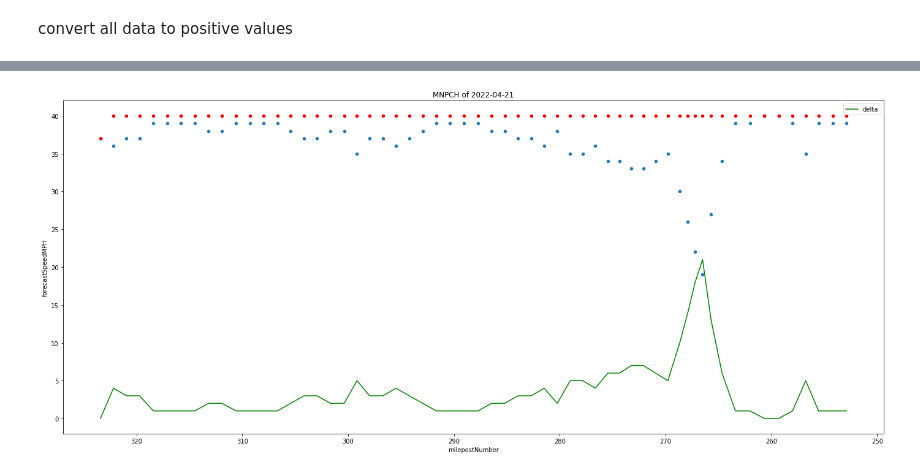
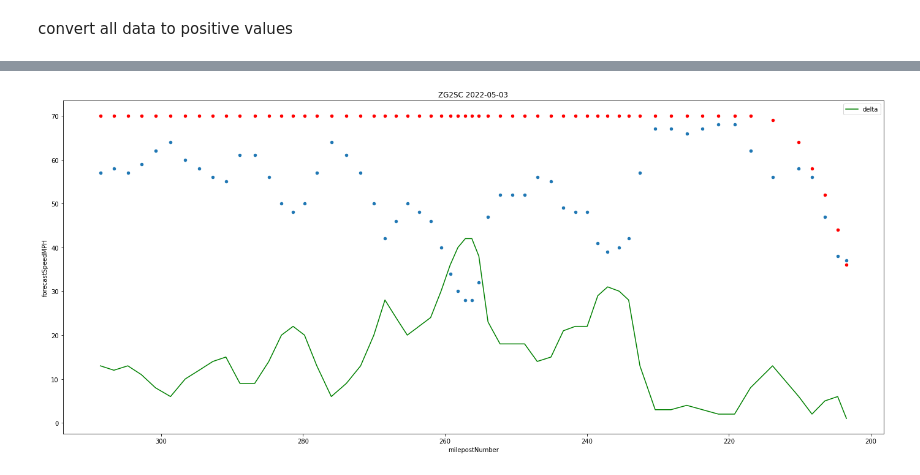
Before and after one commit to swicklund/hackathon, a Jupyter notebook: CurrentPhysicsModel.ipynb, the cells around one changed output, grey strips where cells are left out. Drawn from its saved outputs; the diff is of its cells as text; code cells hidden in the pictures.

```diff
--- a/CurrentPhysicsModel.ipynb
+++ b/CurrentPhysicsModel.ipynb
@@ -125,12 +125,13 @@ def formatTrain(dfTrain):
   dn["delta"] = delta
   dn['milepost'] = dn.apply(lambda row: math.trunc(row['milepostNumber']), axis=1)
   dn['millis'] = dn.apply(lambda row: ((datetime.strptime(row['positionTime_actual'], "%Y-%m-%dT%H:%M:%SZ"))  - datetime(1970, 1, 1)) // timedelta(milliseconds=1), axis=1)
+  dn['trainId'] = dfTrain['trainId.trainSymbol']+" "+dfTrain['trainId.trainDate']
+  dn = dn.drop(columns=['milepostLocation.subdivisionId'])
   # dn = dn.reset_index()
-  dn = dn.drop(columns=['milepostLocation.subdivisionId'])
   return dn
 # %%
-trains = []
+trainsList = []
 for index, train in dfTrains.iterrows():
-  trainId = train['trainId.trainSymbol']+" of "+train['trainId.trainDate']
-  trains.append([trainId, formatTrain(train)])
-trains[11]
+  trainsList.append(formatTrain(train))
+trains= pd.concat(trainsList)
+trains = trains.reset_index()
@@ -155,9 +138,9 @@ trains[11]
 # %% [markdown]
 convert all data to positive values
 # %%
-def plotTrain(trainData):
+def plotTrain(trainData, trainId):
   ax = plt.gca()
-  trainDF = trainData[1]
+  trainDF = trainData.loc[trainData['trainId'] == trainId]
   trainDF = trainDF.reset_index();
   trainDF.plot(x = 'milepostNumber', y="speedMPH", use_index=True, kind="scatter", ax=ax, figsize=[24,10])
   trainDF.plot(x = 'milepostNumber', y="forecastSpeedMPH", use_index=True, kind="scatter", color="red", ax=ax, figsize=[24,10])
@@ -166,5 +149,9 @@ def plotTrain(trainData):
   (t,b)= ax.get_xlim()  ## Added for clarity
   if t < b:
     ax.set_xlim((b,t))
-  plt.title(trainData[0])
+  plt.title(trainId)
   plt.show()
+# %%
+trainIdsList = trains['trainId'].unique()
+print(trainIdsList.size)
+print(trainIdsList)
@@ -171,5 +173,5 @@ def plotTrain(trainData):
 # %%
-plotTrain(trains[13])
+plotTrain(trains, trainIdsList[24])
 # %% [output]
-[figure, old version]
+[figure, new version]
 # %%
```
Also changed, not shown: parts of 15 cells of this notebook.
